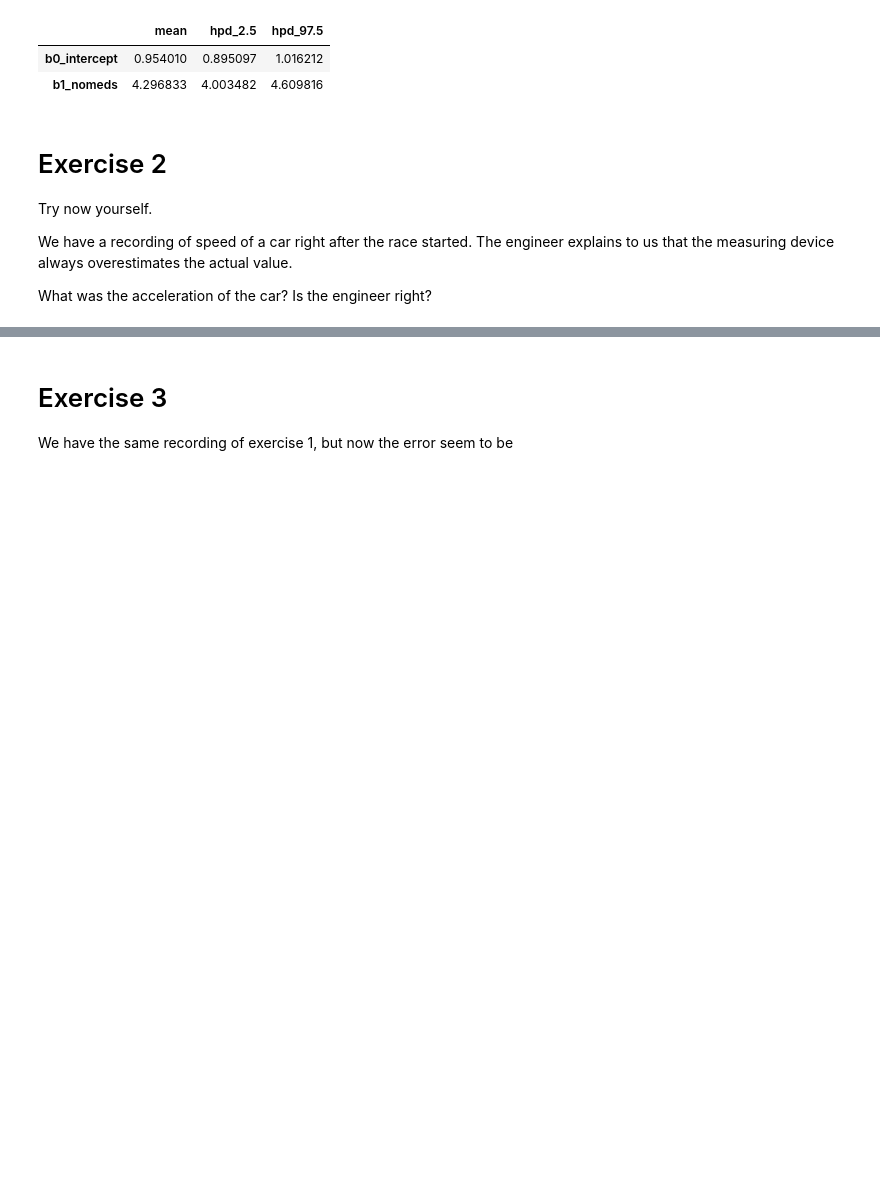
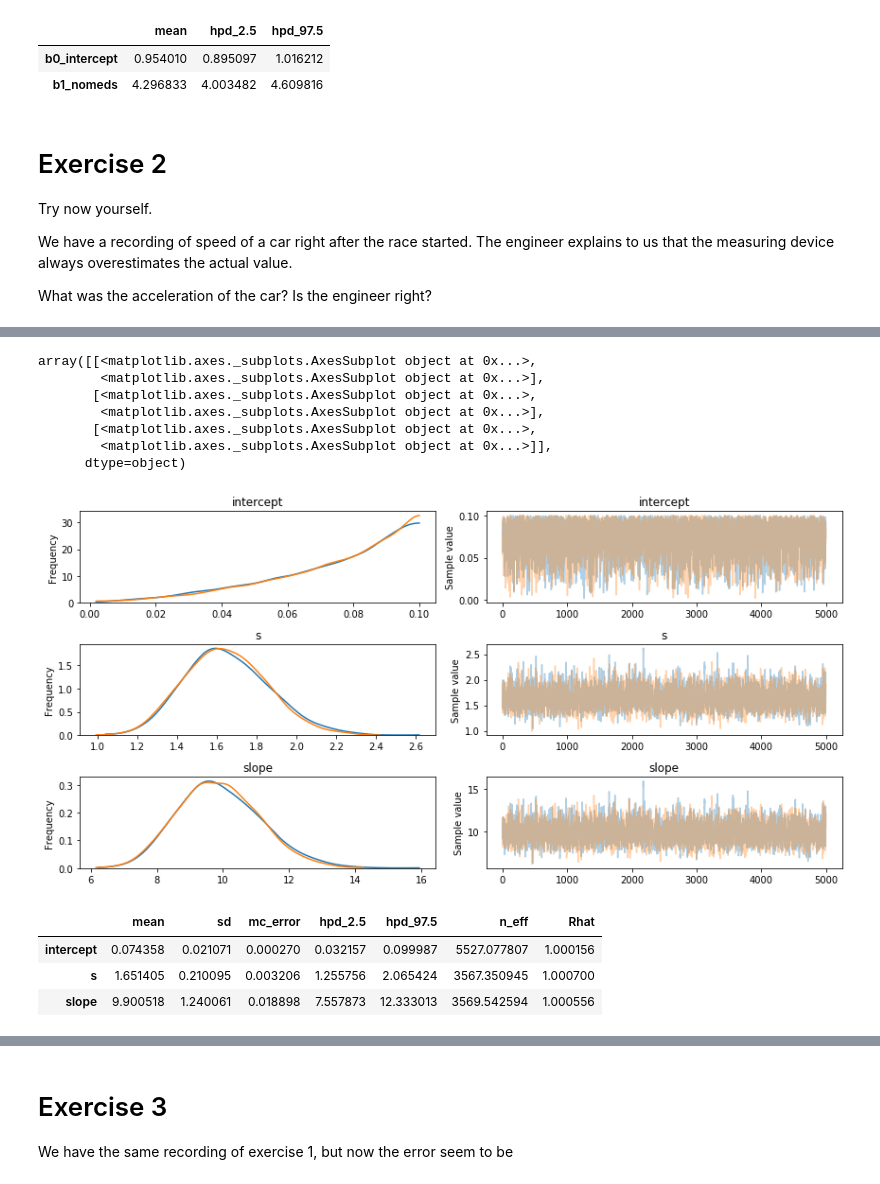
Before and after one commit to violafanfani/small-data-2021, a Jupyter notebook: notebooks/notebook1_intro2pymc-exercises.ipynb, the cells around one changed output, grey strips where cells are left out. Saved outputs shown, nothing was run; the diff lists cells and outputs as text; code cells hidden in the pictures; blank space fills up the shorter version.

```diff
--- a/notebooks/notebook1_intro2pymc-exercises.ipynb
+++ b/notebooks/notebook1_intro2pymc-exercises.ipynb
@@ -361,0 +377,18 @@ ax.scatter(car_t, car_v)
+# %%
+pm.traceplot(trace)
+# %% [output]
+array([[<matplotlib.axes._subplots.AxesSubplot object at 0x...>,
+        <matplotlib.axes._subplots.AxesSubplot object at 0x...>],
+       [<matplotlib.axes._subplots.AxesSubplot object at 0x...>,
+        <matplotlib.axes._subplots.AxesSubplot object at 0x...>],
+       [<matplotlib.axes._subplots.AxesSubplot object at 0x...>,
+        <matplotlib.axes._subplots.AxesSubplot object at 0x...>]],
+      dtype=object)
+[figure, added]
+# %%
+pm.summary(trace)
+# %% [output]
+|  | mean | sd | mc_error | hpd_2.5 | hpd_97.5 | n_eff | Rhat |
+| intercept | 0.074358 | 0.021071 | 0.000270 | 0.032157 | 0.099987 | 5527.077807 | 1.000156 |
+| s | 1.651405 | 0.210095 | 0.003206 | 1.255756 | 2.065424 | 3567.350945 | 1.000700 |
+| slope | 9.900518 | 1.240061 | 0.018898 | 7.557873 | 12.333013 | 3569.542594 | 1.000556 |
```
Also changed, not shown: parts of 5 cells of this notebook, 1 other file.
